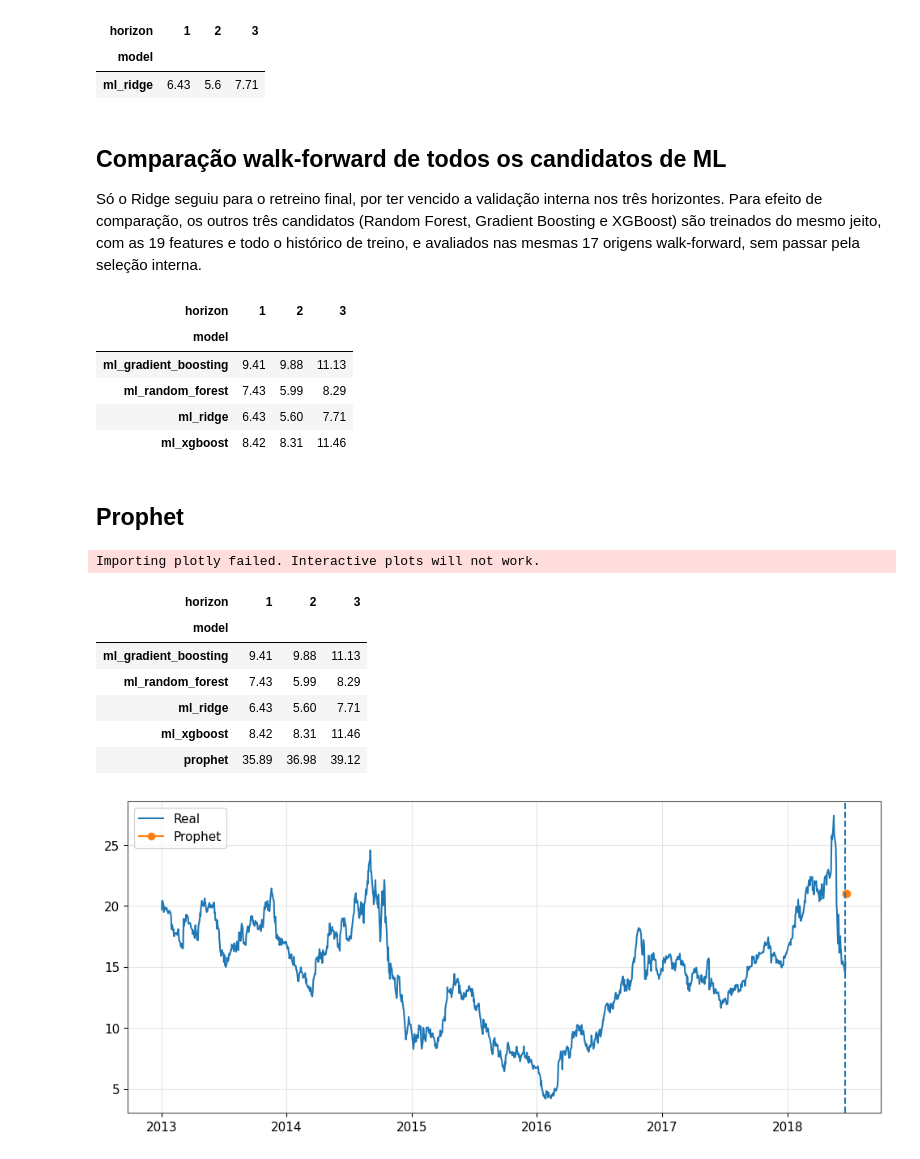
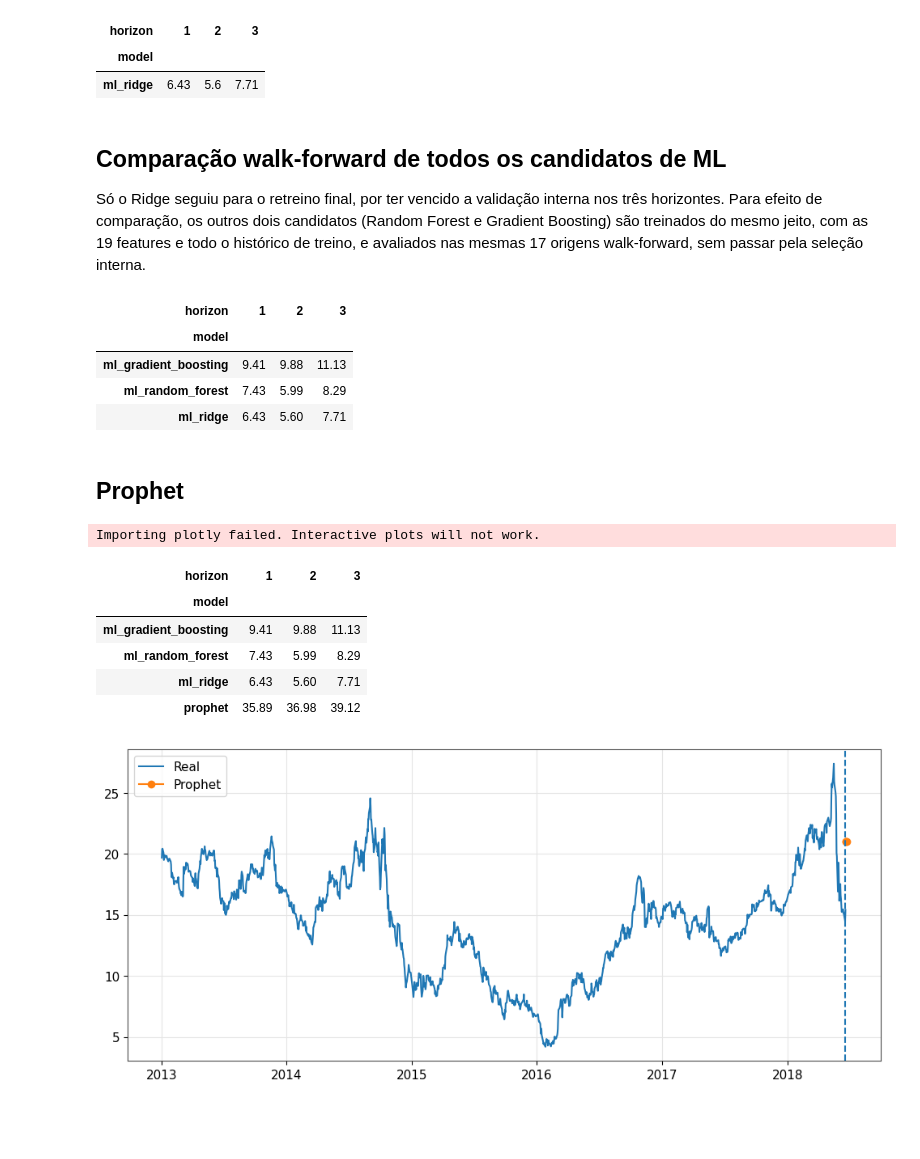
Before and after one commit to maricmello/squad-data-science, a Jupyter notebook: Case 4/notebooks/03_modelos_machine_learning.ipynb, the cells around one changed output. Cells and saved outputs as stored; diff of their text form; code cells hidden in the pictures; blank space fills up the shorter version.

```diff
--- a/Case 4/notebooks/03_modelos_machine_learning.ipynb
+++ b/Case 4/notebooks/03_modelos_machine_learning.ipynb
@@ -124,7 +123,6 @@ candidates = {
     "ridge": Ridge(alpha=5.0),
     "random_forest": RandomForestRegressor(n_estimators=400, max_depth=6, min_samples_leaf=3, random_state=RANDOM_STATE),
     "gradient_boosting": GradientBoostingRegressor(n_estimators=300, max_depth=3, learning_rate=0.03, random_state=RANDOM_STATE),
-    "xgboost": XGBRegressor(n_estimators=300, max_depth=3, learning_rate=0.03, subsample=0.8, colsample_bytree=0.8, random_state=RANDOM_STATE),
 }
 
 inner_train = feat_train_clean.iloc[:-N_VAL]
@@ -199,7 +196,7 @@ metrics_ml.pivot(index="model", columns="horizon", values="MAPE").round(2)
 # %% [markdown]
 ## Comparação walk-forward de todos os candidatos de ML
 
-Só o Ridge seguiu para o retreino final, por ter vencido a validação interna nos três horizontes. Para efeito de comparação, os outros três candidatos (Random Forest, Gradient Boosting e XGBoost) são treinados do mesmo jeito, com as 19 features e todo o histórico de treino, e avaliados nas mesmas 17 origens walk-forward, sem passar pela seleção interna.
+Só o Ridge seguiu para o retreino final, por ter vencido a validação interna nos três horizontes. Para efeito de comparação, os outros dois candidatos (Random Forest e Gradient Boosting) são treinados do mesmo jeito, com as 19 features e todo o histórico de treino, e avaliados nas mesmas 17 origens walk-forward, sem passar pela seleção interna.
 # %%
 outros_final_models = {}
 for h in ut.HORIZONS:
@@ -208,35 +205,34 @@ for h in ut.HORIZONS:
         if name == "ridge":
             continue
         model = base_model.__class__(**base_model.get_params())
         model.fit(feat_train_clean[FEATURE_COLS], feat_train_clean[ycol])
         outros_final_models[(h, name)] = model
 
 rows_outros = []
 for origin in origins:
     origin_date = full_dates[origin]
     history_raw = full.iloc[: origin + 1][["Date", "Close", "Volume"]]
     history_feat = ut.build_features(history_raw)
     x_row = history_feat.iloc[[-1]][FEATURE_COLS]
 
     for h in ut.HORIZONS:
-        for name in ["random_forest", "gradient_boosting", "xgboost"]:
+        for name in ["random_forest", "gradient_boosting"]:
             model = outros_final_models[(h, name)]
             pred = model.predict(x_row)[0]
             ut.append_predictions(rows_outros, origin_date, full_dates, full["Close"].values, origin, h, f"ml_{name}", pred)
 
 results_ml = pd.concat([results_ml, pd.DataFrame(rows_outros)], ignore_index=True)
 results_ml.to_csv("../results/predictions_ml.csv", index=False)
 
 metrics_ml = ut.summarize_by_horizon(results_ml)
 metrics_ml.to_csv("../results/metrics_ml.csv", index=False)
 metrics_ml.pivot(index="model", columns="horizon", values="MAPE").round(2)
 # %% [output]
 | horizon | 1 | 2 | 3 |
 | model |  |  |  |
 | ml_gradient_boosting | 9.41 | 9.88 | 11.13 |
 | ml_random_forest | 7.43 | 5.99 | 8.29 |
 | ml_ridge | 6.43 | 5.60 | 7.71 |
-| ml_xgboost | 8.42 | 8.31 | 11.46 |
 # %% [markdown]
 ## Prophet
 # %%
@@ -272,7 +268,6 @@ Importing plotly failed. Interactive plots will not work.
 | ml_gradient_boosting | 9.41 | 9.88 | 11.13 |
 | ml_random_forest | 7.43 | 5.99 | 8.29 |
 | ml_ridge | 6.43 | 5.60 | 7.71 |
-| ml_xgboost | 8.42 | 8.31 | 11.46 |
 | prophet | 35.89 | 36.98 | 39.12 |
 # %%
 plt.figure(figsize=(12, 5))
```
Also changed, not shown: parts of 4 cells of this notebook, 10 other files.
